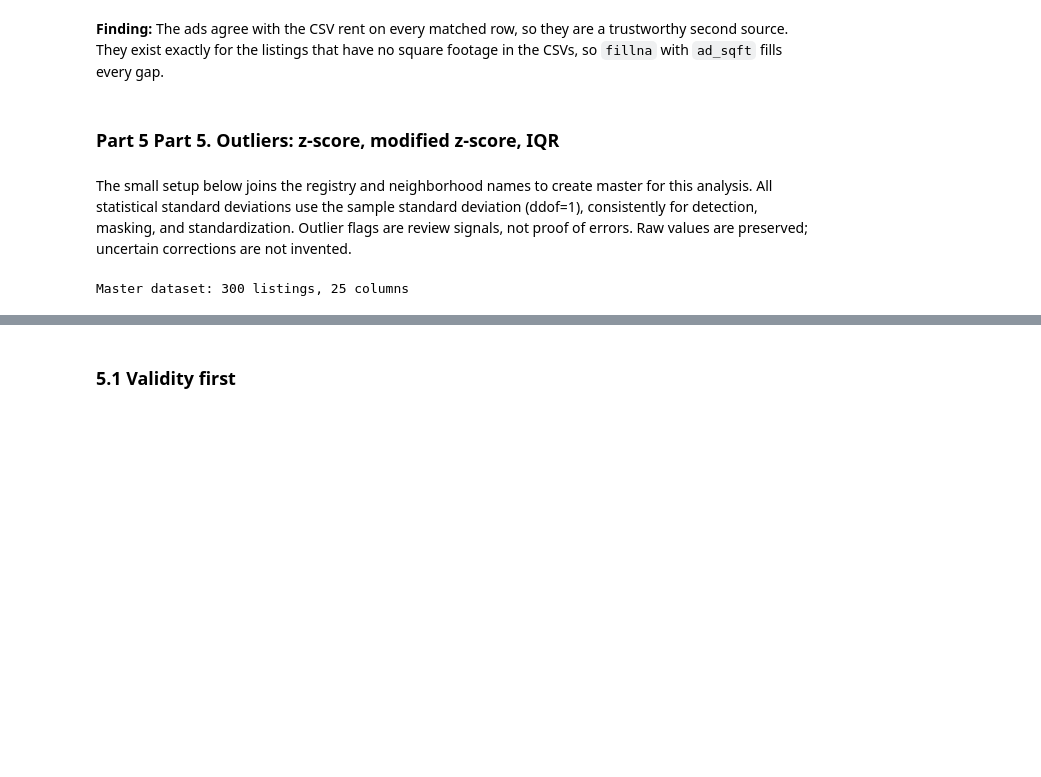
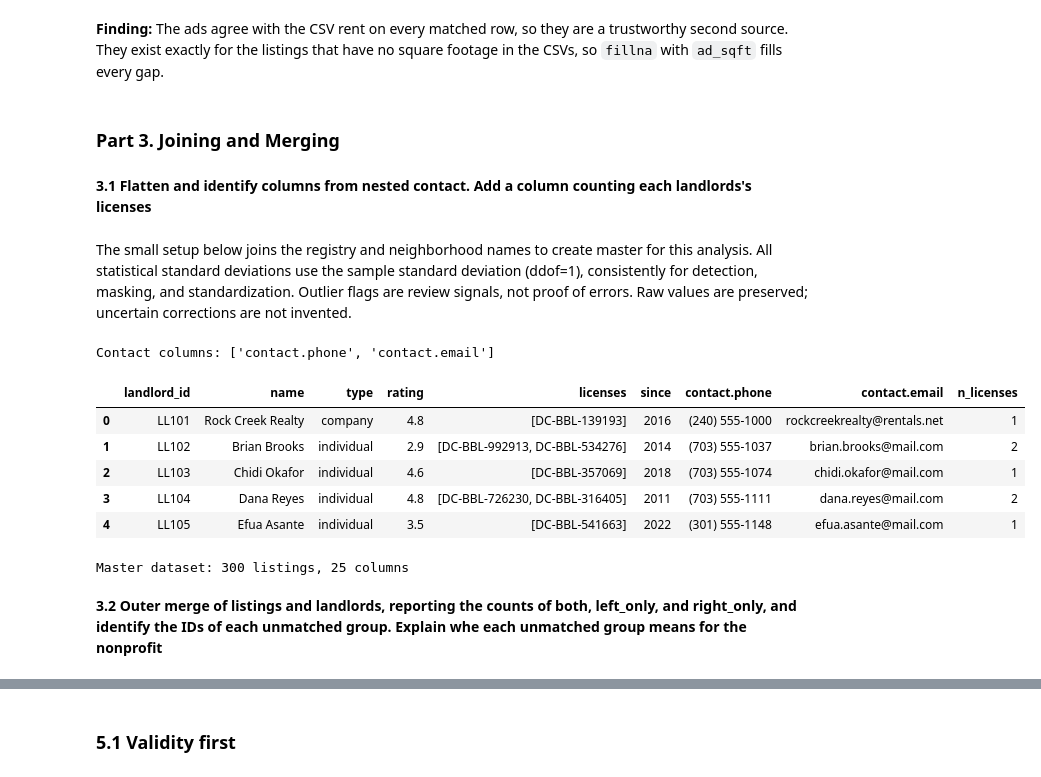
Before and after one commit to Shirjak7/capital_rentals, a Jupyter notebook: capital_rentals.ipynb, the cells around one changed output, grey strips where cells are left out. Saved outputs shown, nothing was run; the diff lists cells and outputs as text; code cells hidden in the pictures; blank space fills up the shorter version.

```diff
--- a/capital_rentals.ipynb
+++ b/capital_rentals.ipynb
@@ -206,10 +206,40 @@ ads that had a sqft where listing ALSO had a sqft: 0 | of those, conflicting: 0
 sqft missing before: 32 | after: 0
 # %% [markdown]
 **Finding:** The ads agree with the CSV rent on every matched row, so they are a trustworthy second source. They exist exactly for the listings that have no square footage in the CSVs, so `fillna` with `ad_sqft` fills every gap.
-# %% [markdown]
-### Part 5 Part 5. Outliers: z-score, modified z-score, IQR
+# %% [markdown]
+### Part 3. Joining and Merging
+# %% [markdown]
+**3.1 Flatten and identify columns from nested contact. Add a column counting each landlords's licenses**
 # %% [markdown]
 The small setup below joins the registry and neighborhood names to create master for this analysis. All statistical standard deviations use the sample standard deviation (ddof=1), consistently for detection, masking, and standardization. Outlier flags are review signals, not proof of errors. Raw values are preserved; uncertain corrections are not invented.
+# %%
+import json
+import pandas as pd
+
+with open(DATA + "landlords.json", encoding="utf-8") as f:
+    registry = json.load(f)
+
+# Flatten the landlords list
+landlords_flat = pd.json_normalize(registry["landlords"])
+
+# Columns that came from the nested contact object
+contact_cols = [col for col in landlords_flat.columns
+                if col.startswith("contact.")]
+
+print("Contact columns:", contact_cols)
+
+# Count licenses for each landlord
+landlords_flat["n_licenses"] = landlords_flat["licenses"].apply(len)
+
+landlords_flat.head()
+# %% [output]
+Contact columns: ['contact.phone', 'contact.email']
+|  | landlord_id | name | type | rating | licenses | since | contact.phone | contact.email | n_licenses |
+| 0 | LL101 | Rock Creek Realty | company | 4.8 | [DC-BBL-139193] | 2016 | (240) 555-1000 | rockcreekrealty@rentals.net | 1 |
+| 1 | LL102 | Brian Brooks | individual | 2.9 | [DC-BBL-992913, DC-BBL-534276] | 2014 | (703) 555-1037 | brian.brooks@mail.com | 2 |
+| 2 | LL103 | Chidi Okafor | individual | 4.6 | [DC-BBL-357069] | 2018 | (703) 555-1074 | chidi.okafor@mail.com | 1 |
+| 3 | LL104 | Dana Reyes | individual | 4.8 | [DC-BBL-726230, DC-BBL-316405] | 2011 | (703) 555-1111 | dana.reyes@mail.com | 2 |
+| 4 | LL105 | Efua Asante | individual | 3.5 | [DC-BBL-541663] | 2022 | (301) 555-1148 | efua.asante@mail.com | 1 |
 # %%
 from pathlib import Path
 from IPython.display import display
@@ -228,3 +258,5 @@ print(f"Master dataset: {master.shape[0]} listings, {master.shape[1]} columns")
 uncleaned = master.copy(deep=True)
 # %% [output]
 Master dataset: 300 listings, 25 columns
+# %% [markdown]
+**3.2 Outer merge of listings and landlords, reporting the counts of both, left_only, and right_only, and identify the IDs of each unmatched group. Explain whe each unmatched group means for the nonprofit**
```
Also changed, not shown: parts of 24 cells of this notebook, 3 other files.
